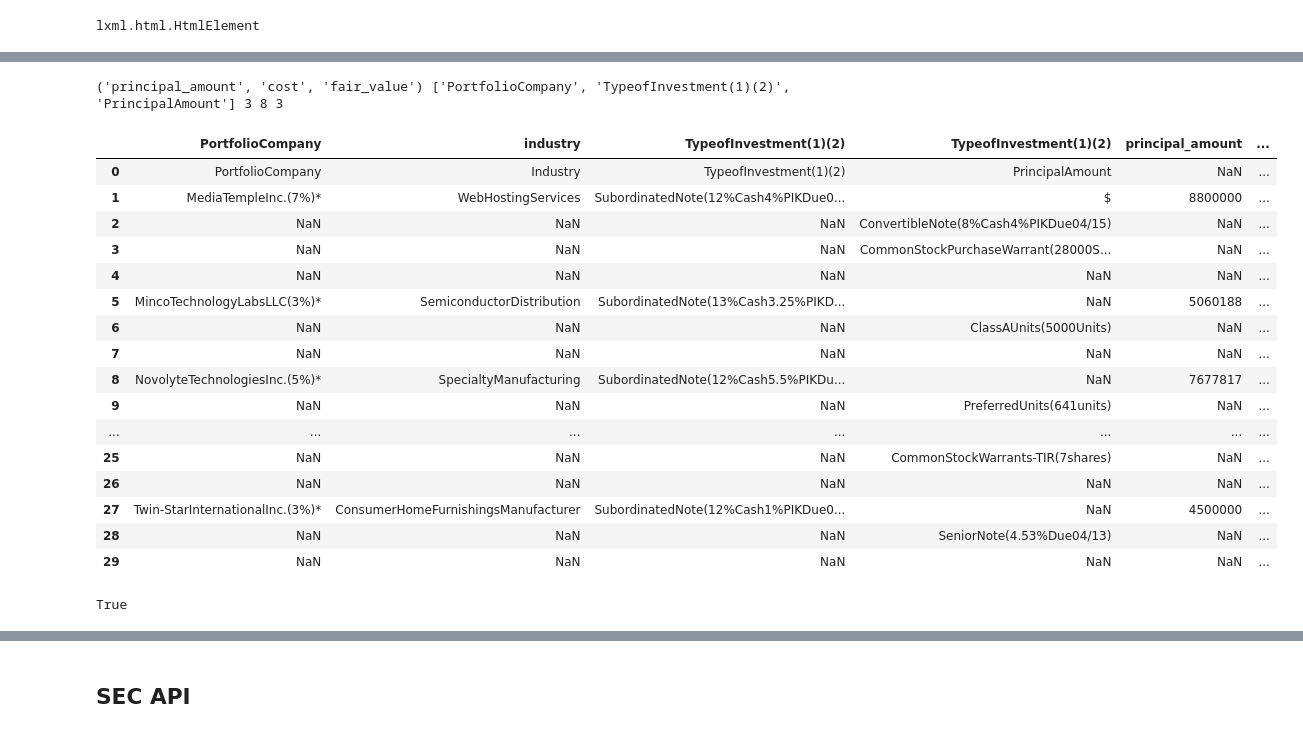
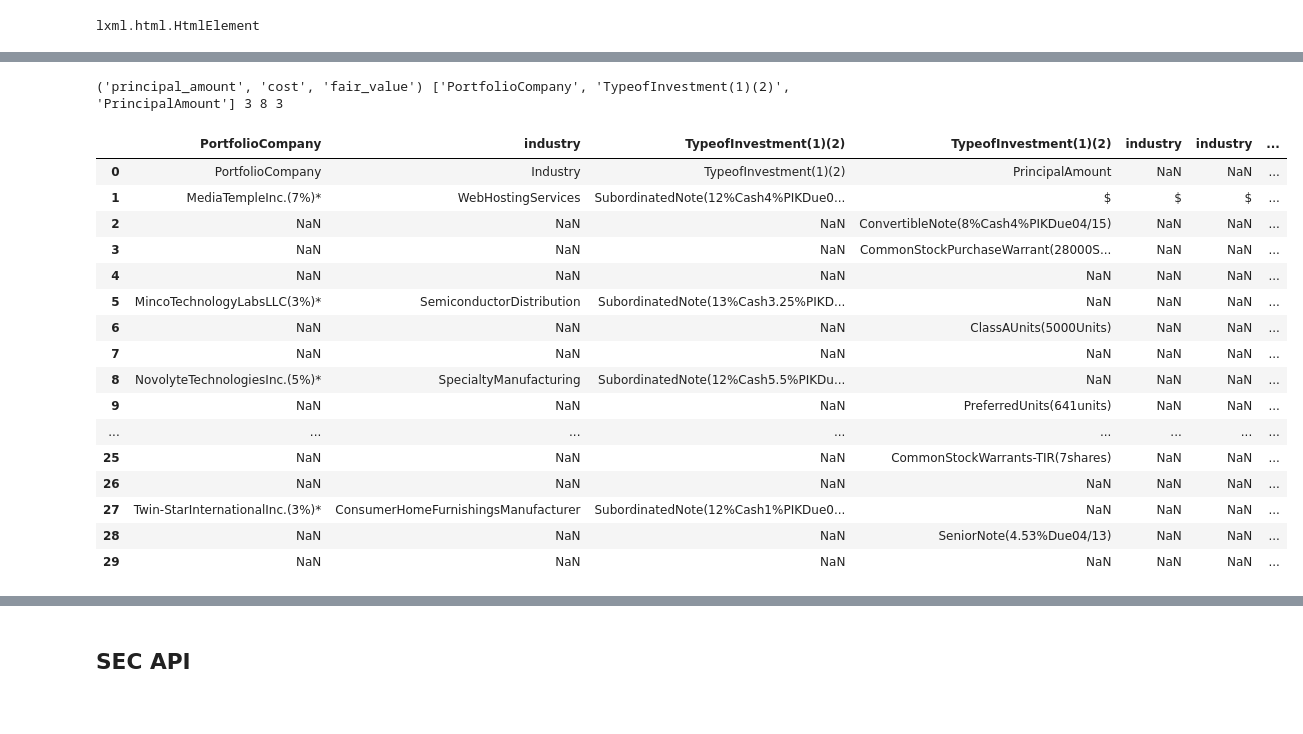
Before and after one commit to Coffee-Code-Philly-Accelerator/sec_filings, a Jupyter notebook: debugging.ipynb, the cells around one changed output, grey strips where cells are left out. Drawn from its saved outputs; the diff is of its cells as text; code cells hidden in the pictures.

Commit message:
process prelim

```diff
--- a/debugging.ipynb
+++ b/debugging.ipynb
@@ -1199,6 +1199,6 @@ def prelim_clean(
     return df.reset_index(drop=True)
 
 
-df = prelim_clean(element_extract(elements[0]))
+df = prelim_clean(element_extract(elements[2]))
 df
 # %% [output]
@@ -1226,6 +1226,26 @@ df
 #     # 'industry',
 #     'type_of_investment',
 # )
+
+def divide_evenly(number, parts):
+    if parts <= 0:
+        raise ValueError("Number of parts must be greater than 0.")
+    if number < 0:
+        raise ValueError("Number must be non-negative.")
+
+    base_part = number // parts
+    extra_needed = number % parts
+
+    # Parts that get an extra unit to handle the remainder
+    parts_with_extra = [base_part + 1] * extra_needed
+    # Parts that don't get the extra unit
+    parts_without_extra = [base_part] * (parts - extra_needed)
+
+    # Concatenate the two parts
+    result = parts_with_extra + parts_without_extra
+
+    return result
+
 
 # Function to attempt conversion and determine type
 def tag_column_name(
@@ -1242,55 +1262,52 @@ def tag_column_name(
     # numeric_fields = df_numeric.iloc[0][df_numeric.iloc[0].notna()].tolist()
     string_fields = df_non_numeric.iloc[0][df_non_numeric.iloc[0].notna()].tolist()
     string_fields.remove('Industry')
-    num_div = round(df_numeric.shape[1] / len(numeric_fields))
+    # num_div = divide_evenly(df_numeric.shape[1],  len(numeric_fields))
+    num_div = round(df_numeric.shape[1] /  len(numeric_fields))
     print(numeric_fields,string_fields,num_div,df_numeric.shape[1],  len(numeric_fields))
 
-    numeric_mask = df_numeric.applymap(lambda x: x != '' and pd.notna(x)).sum()
-    string_mask = df_non_numeric.applymap(lambda x: x != '' and pd.notna(x)).sum()
-    df_numeric,df_non_numeric = df_numeric.loc[:,numeric_mask > 1],df_non_numeric.loc[:,string_mask > 1]
+    # numeric_mask = df_numeric.applymap(lambda x: x != '' and pd.notna(x)).sum()
+    # string_mask = df_non_numeric.applymap(lambda x: x != '' and pd.notna(x)).sum()
+    # df_numeric,df_non_numeric = df_numeric.loc[:,numeric_mask > 1],df_non_numeric.loc[:,string_mask > 1]
 
     i,num_cols = 0,[None]*df_numeric.shape[1]
     start,end = i*num_div,min((i + 1)*num_div,df_numeric.shape[1])
     while i*len(numeric_fields) - df_numeric.shape[1] and start < end:
         num_cols[start:end] = [numeric_fields[i]]*(end - start)
         i += 1
         start,end = i*num_div,min((i + 1)*num_div,df_numeric.shape[1])
     df_numeric.columns = num_cols
 
     flag,itr,columns = False,0,[None]*len(df_non_numeric.columns)
     for i,col in enumerate(df_non_numeric.columns):
         flag = df_non_numeric.loc[:,col].str.contains('%/*()',regex=True).any()
         columns[i] = string_fields[itr]
         if not flag:
             columns[i] = 'industry'
             itr = int(not flag)
     df_non_numeric.columns = columns
 
     return pd.concat([df_non_numeric,df_numeric],axis=1)
 
 
 
 tag_column_name(df)
 # %% [output]
 ('principal_amount', 'cost', 'fair_value') ['PortfolioCompany', 'TypeofInvestment(1)(2)', 'PrincipalAmount'] 3 8 3
-|  | PortfolioCompany | industry | TypeofInvestment(1)(2) | TypeofInvestment(1)(2) | principal_amount | ... |
-| 0 | PortfolioCompany | Industry | TypeofInvestment(1)(2) | PrincipalAmount | NaN | ... |
-| 1 | MediaTempleInc.(7%)* | WebHostingServices | SubordinatedNote(12%Cash4%PIKDue0... | $ | 8800000 | ... |
-| 2 | NaN | NaN | NaN | ConvertibleNote(8%Cash4%PIKDue04/15) | NaN | ... |
-| 3 | NaN | NaN | NaN | CommonStockPurchaseWarrant(28000S... | NaN | ... |
-| 4 | NaN | NaN | NaN | NaN | NaN | ... |
-| 5 | MincoTechnologyLabsLLC(3%)* | SemiconductorDistribution | SubordinatedNote(13%Cash3.25%PIKD... | NaN | 5060188 | ... |
-| 6 | NaN | NaN | NaN | ClassAUnits(5000Units) | NaN | ... |
-| 7 | NaN | NaN | NaN | NaN | NaN | ... |
-| 8 | NovolyteTechnologiesInc.(5%)* | SpecialtyManufacturing | SubordinatedNote(12%Cash5.5%PIKDu... | NaN | 7677817 | ... |
-| 9 | NaN | NaN | NaN | PreferredUnits(641units) | NaN | ... |
-| ... | ... | ... | ... | ... | ... | ... |
-| 25 | NaN | NaN | NaN | CommonStockWarrants-TIR(7shares) | NaN | ... |
-| 26 | NaN | NaN | NaN | NaN | NaN | ... |
-| 27 | Twin-StarInternationalInc.(3%)* | ConsumerHomeFurnishingsManufacturer | SubordinatedNote(12%Cash1%PIKDue0... | NaN | 4500000 | ... |
-| 28 | NaN | NaN | NaN | SeniorNote(4.53%Due04/13) | NaN | ... |
-| 29 | NaN | NaN | NaN | NaN | NaN | ... |
+|  | PortfolioCompany | industry | TypeofInvestment(1)(2) | TypeofInvestment(1)(2) | industry | industry | ... |
+| 0 | PortfolioCompany | Industry | TypeofInvestment(1)(2) | PrincipalAmount | NaN | NaN | ... |
+| 1 | MediaTempleInc.(7%)* | WebHostingServices | SubordinatedNote(12%Cash4%PIKDue0... | $ | $ | $ | ... |
+| 2 | NaN | NaN | NaN | ConvertibleNote(8%Cash4%PIKDue04/15) | NaN | NaN | ... |
+| 3 | NaN | NaN | NaN | CommonStockPurchaseWarrant(28000S... | NaN | NaN | ... |
+| 4 | NaN | NaN | NaN | NaN | NaN | NaN | ... |
+| 5 | MincoTechnologyLabsLLC(3%)* | SemiconductorDistribution | SubordinatedNote(13%Cash3.25%PIKD... | NaN | NaN | NaN | ... |
+| 6 | NaN | NaN | NaN | ClassAUnits(5000Units) | NaN | NaN | ... |
+| 7 | NaN | NaN | NaN | NaN | NaN | NaN | ... |
+| 8 | NovolyteTechnologiesInc.(5%)* | SpecialtyManufacturing | SubordinatedNote(12%Cash5.5%PIKDu... | NaN | NaN | NaN | ... |
+| 9 | NaN | NaN | NaN | PreferredUnits(641units) | NaN | NaN | ... |
+| ... | ... | ... | ... | ... | ... | ... | ... |
+| 25 | NaN | NaN | NaN | CommonStockWarrants-TIR(7shares) | NaN | NaN | ... |
+| 26 | NaN | NaN | NaN | NaN | NaN | NaN | ... |
+| 27 | Twin-StarInternationalInc.(3%)* | ConsumerHomeFurnishingsManufacturer | SubordinatedNote(12%Cash1%PIKDue0... | NaN | NaN | NaN | ... |
+| 28 | NaN | NaN | NaN | SeniorNote(4.53%Due04/13) | NaN | NaN | ... |
+| 29 | NaN | NaN | NaN | NaN | NaN | NaN | ... |
-# %%
-not df.iloc[:,1].str.contains('%/*()',regex=True).any()
-# %% [output]
-True
```
Also changed, not shown: parts of 3 cells of this notebook, 14 other files.
